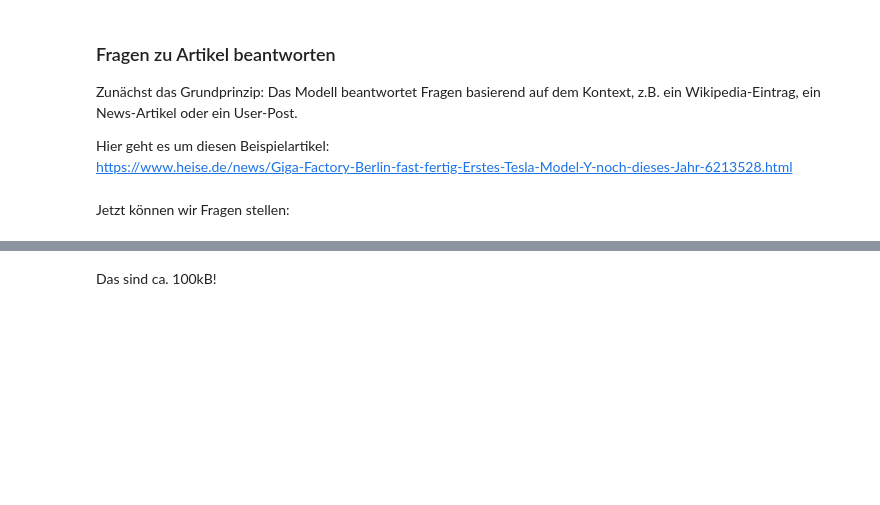
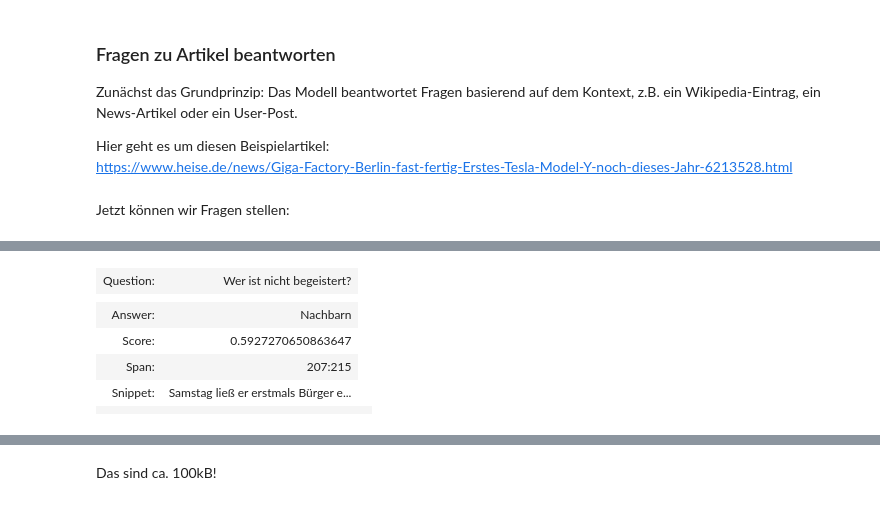
Before and after one commit to jsalbr/m3nlp, a Jupyter notebook: Question_Answering.ipynb, the cells around one changed output, grey strips where cells are left out. Saved outputs shown, nothing was run; the diff lists cells and outputs as text; code cells hidden in the pictures; blank space fills up the shorter version.

```diff
--- a/Question_Answering.ipynb
+++ b/Question_Answering.ipynb
@@ -125,0 +174,12 @@ Jetzt können wir Fragen stellen:
+# %%
+question="Wer ist nicht begeistert?"
+answer = qa(question=question, context=context)
+display_qa(answer, question, context)
+# %% [output]
+| Question: | Wer ist nicht begeistert? |
+|  |  |  |
+| Answer: | Nachbarn |
+| Score: | 0.5927270650863647 |
+| Span: | 207:215 |
+| Snippet: | Samstag ließ er erstmals Bürger e... |
+|  |  |  |
```
Also changed, not shown: parts of 31 cells of this notebook.
